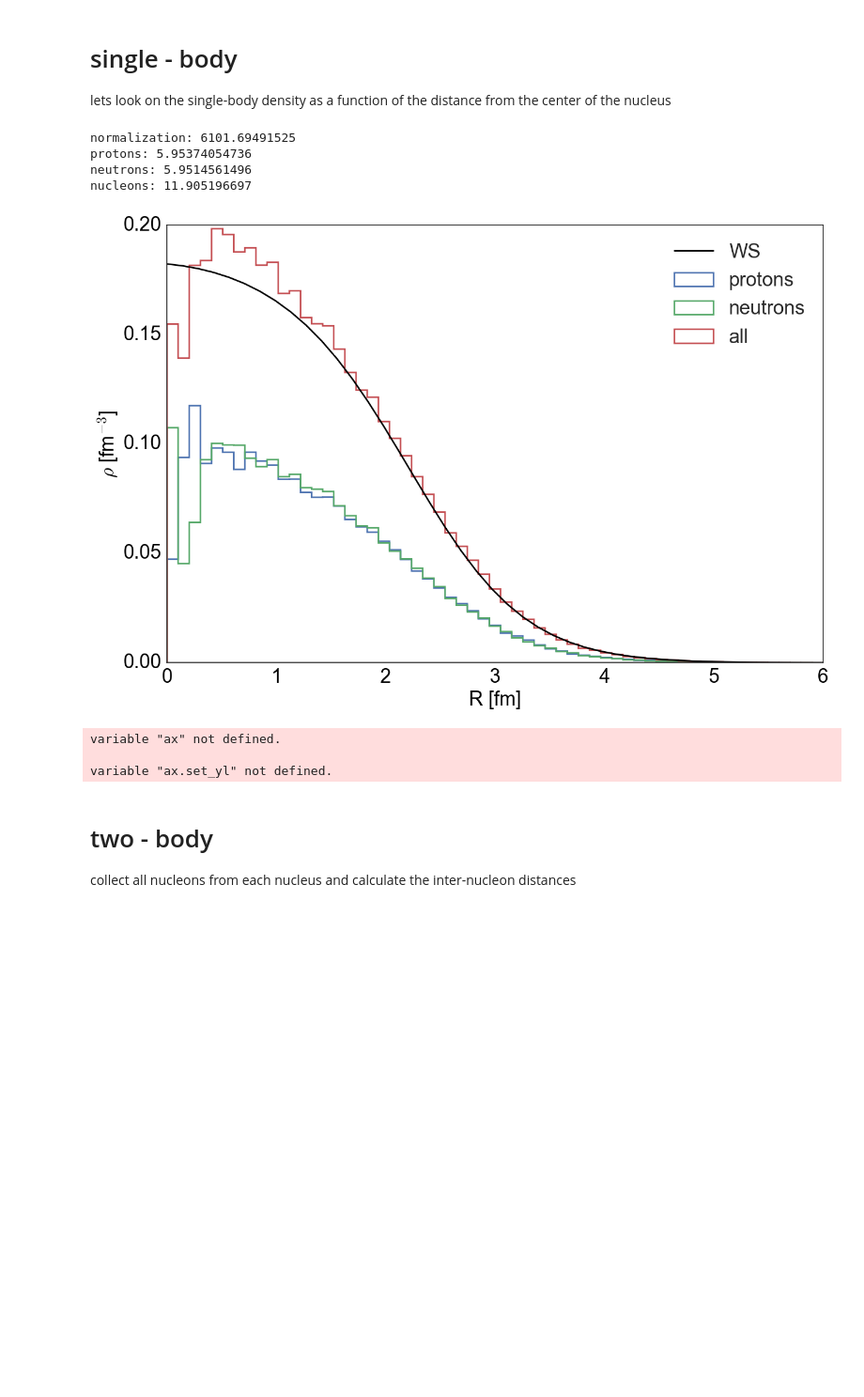
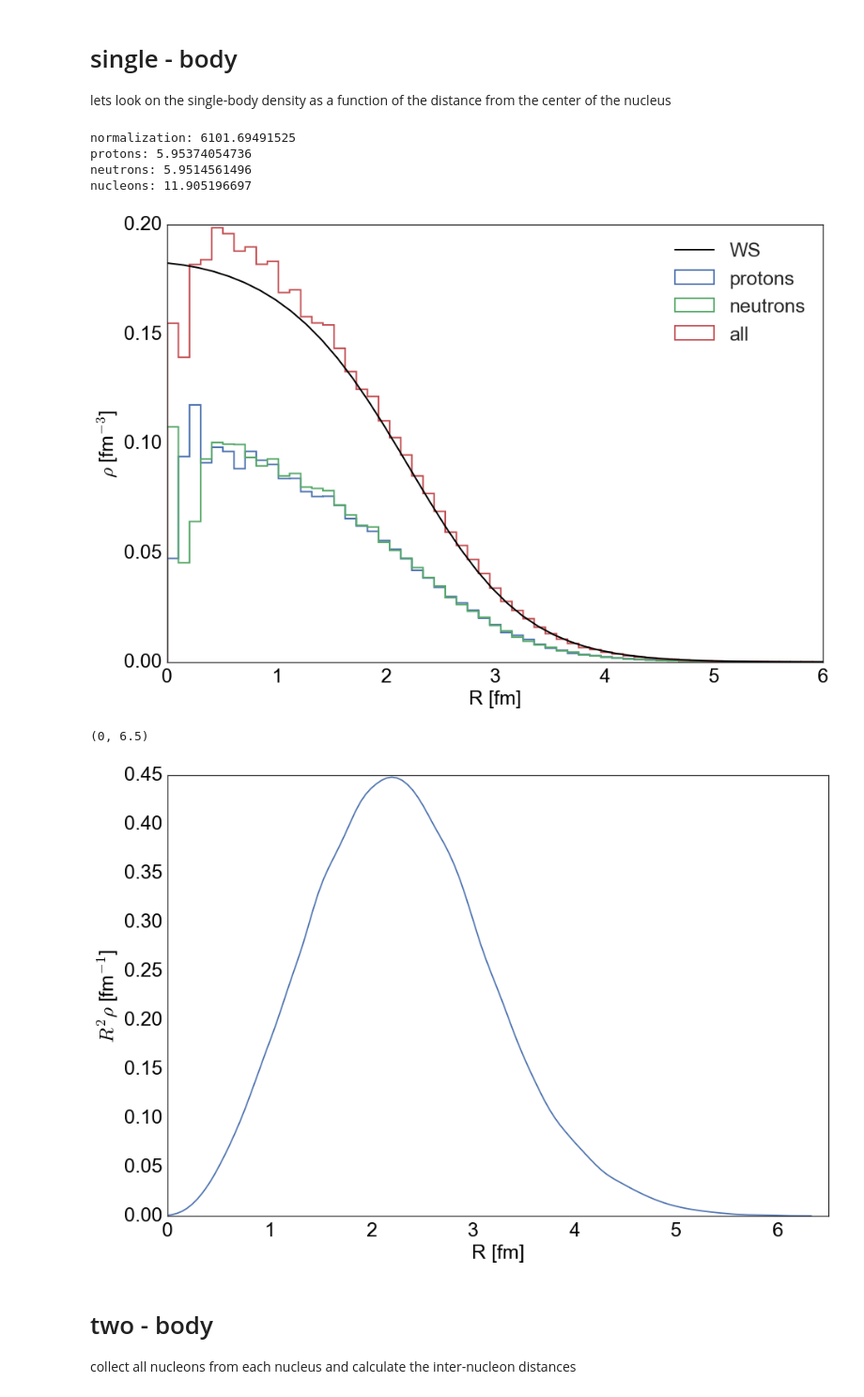
Before and after one commit to erezcoh4/densityFluctuations, a Jupyter notebook: MassimoConfigurationsPackage/notebooks/massiconfigurations.ipynb, the cells around one changed output. Shown at 94% size. Drawn from its saved outputs; the diff is of its cells as text; code cells hidden in the pictures; blank space fills up the shorter version.

```diff
--- a/MassimoConfigurationsPackage/notebooks/massiconfigurations.ipynb
+++ b/MassimoConfigurationsPackage/notebooks/massiconfigurations.ipynb
@@ -53,7 +47,7 @@ NpnPairs: 36.0
 NNNPairs: 66.0
 # %%
 configurations_name='c12-ico6-10k_rd200'
-configurations = pd.read_csv('/Users/erezcohen/Desktop/DensityFluctuations/anafiles/%s.csv'%configurations_name)
+configurations = pd.read_csv('/Users/erezcohen/Desktop/DensityFluctuations/anafiles/SingleParticle/%s.csv'%configurations_name)
 # %%
 nuclei = []
 for i in xrange(int(len(configurations.groupby('nucleus_counter')))):
@@ -139,10 +133,15 @@ normalization: 6101.69491525
 protons: 5.95374054736
 neutrons: 5.9514561496
 nucleons: 11.905196697
-[figure, old version]
+[figure, new version]
-variable "ax" not defined.
-
-variable "ax.set_yl" not defined.
+# %%
+fig, ax = plt.subplots(figsize=(15,10))
+sns.distplot(configurations.R,hist=False,color=None,ax=ax);
+set_axes(ax,'R [fm]','$R^2\\rho$ [fm$^{-1}$]')
+ax.set_xlim(0,6.5)
+# %% [output]
+(0, 6.5)
+[figure, added]
 # %% [markdown]
 # two - body
 collect all nucleons from each nucleus and calculate the inter-nucleon distances
```
Also changed, not shown: parts of 1 cell of this notebook.
